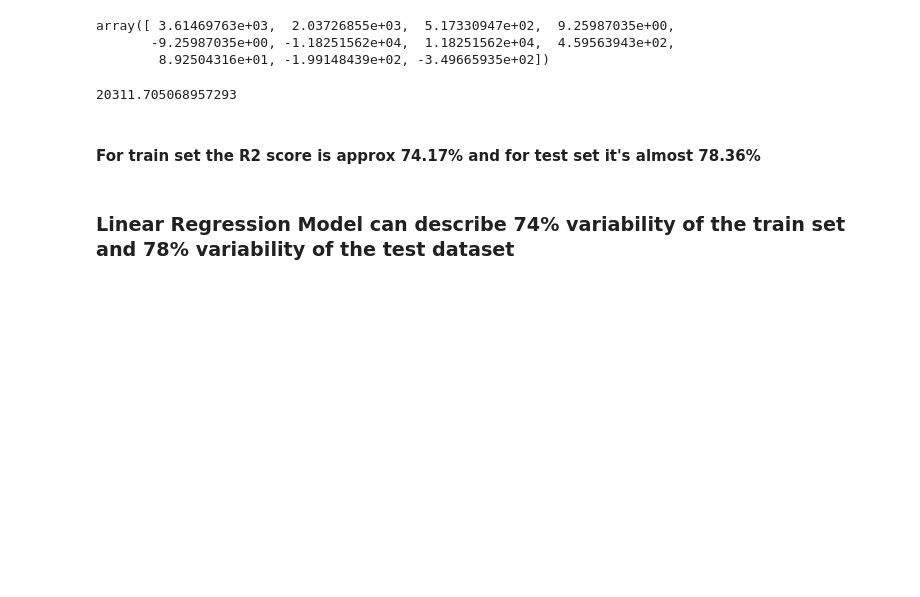
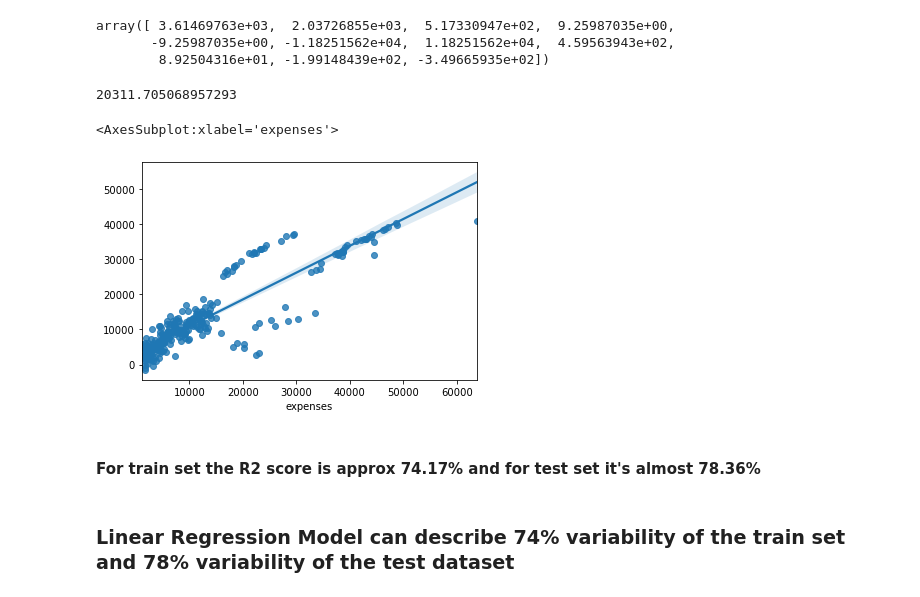
Before and after one commit to Rajdeep-personal/My-Projects-on-Machine-Learning, a Jupyter notebook: Medical Expense Prediction.ipynb, the cells around one changed output. Saved outputs shown, nothing was run; the diff lists cells and outputs as text; code cells hidden in the pictures; blank space fills up the shorter version.

```diff
--- a/Medical Expense Prediction.ipynb
+++ b/Medical Expense Prediction.ipynb
@@ -792,6 +1080,11 @@ array([ 3.61469763e+03,  2.03726855e+03,  5.17330947e+02,  9.25987035e+00,
 Lin_reg.intercept_
 # %% [output]
 20311.705068957293
+# %%
+sns.regplot(y_test, y_pred_test_regression)
+# %% [output]
+<AxesSubplot:xlabel='expenses'>
+[figure, added]
 # %% [markdown]
 #### For train set the R2 score is approx 74.17% and for test set it's almost 78.36%
 # %% [markdown]
```
Also changed, not shown: parts of 118 cells of this notebook.
